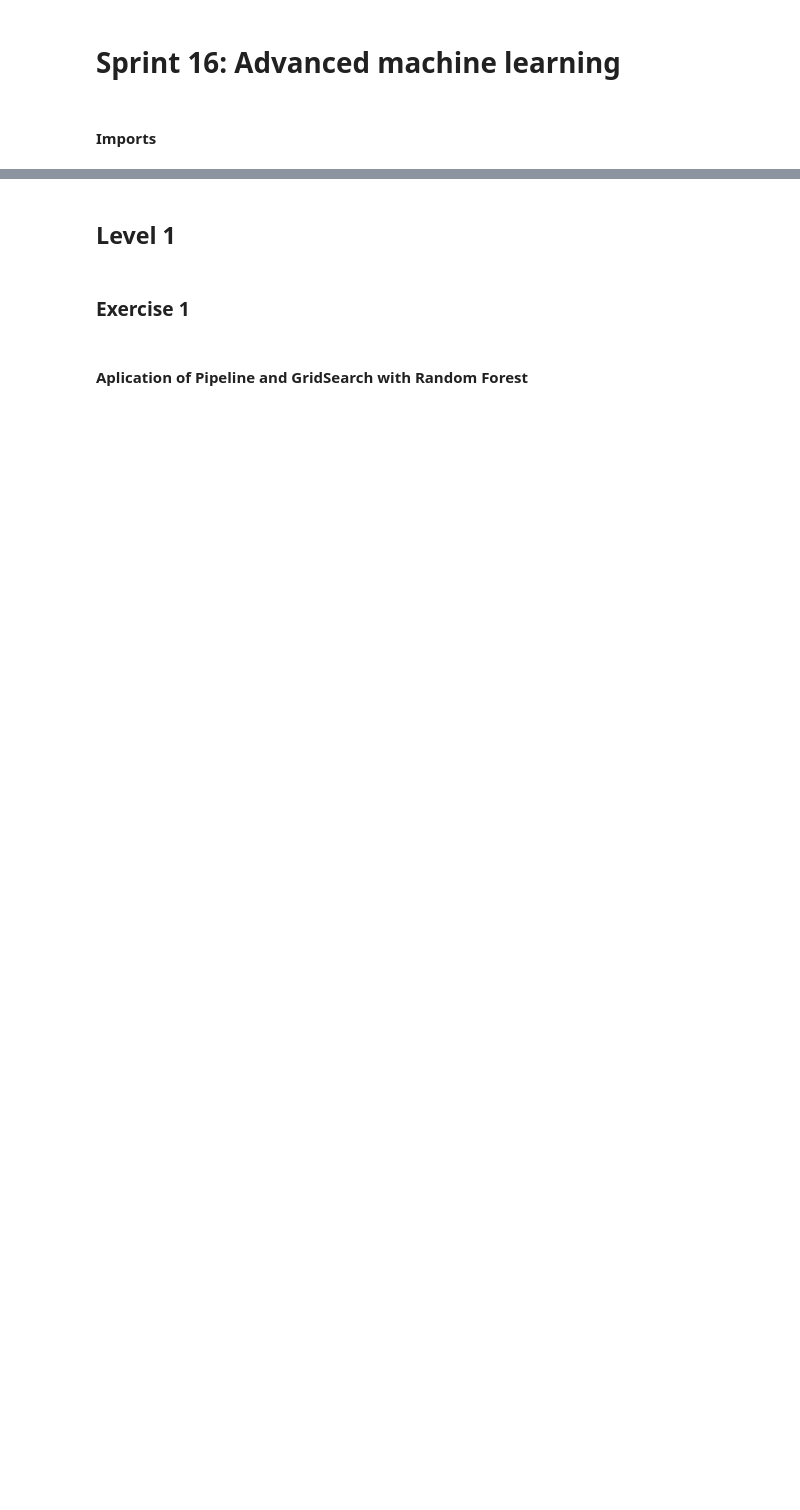
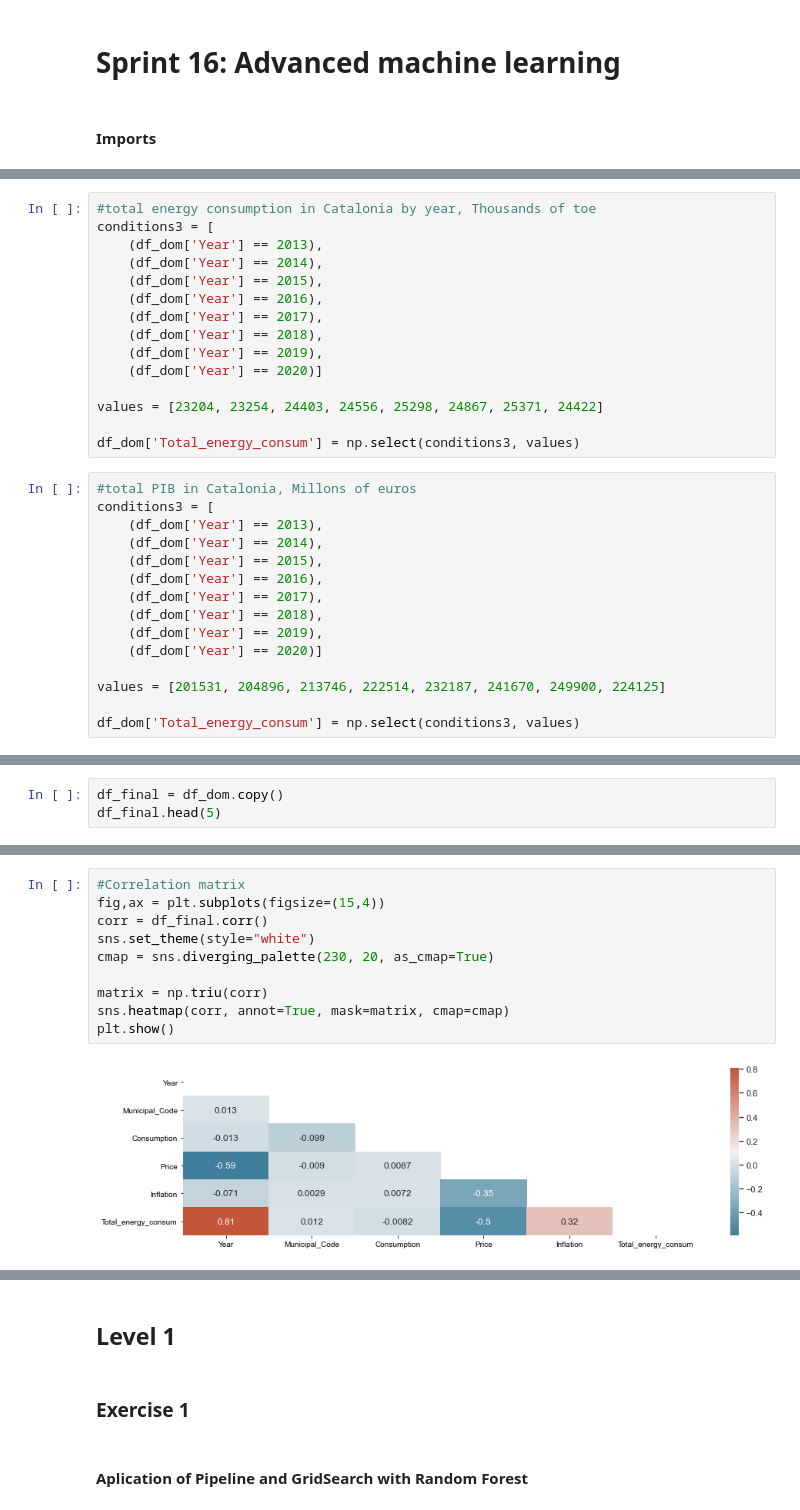
Before and after one commit to dominikapetru/Machine-Learning-avan-at, a Jupyter notebook: Sprint16_T01.ipynb, the cells around one changed output, grey strips where cells are left out. Saved outputs shown, nothing was run; the diff lists cells and outputs as text; blank space fills up the shorter version.

```diff
--- a/Sprint16_T01.ipynb
+++ b/Sprint16_T01.ipynb
@@ -85,0 +115,30 @@ df_final.head(2)
+# %%
+#total energy consumption in Catalonia by year, Thousands of toe
+conditions3 = [
+    (df_dom['Year'] == 2013),
+    (df_dom['Year'] == 2014),
+    (df_dom['Year'] == 2015),
+    (df_dom['Year'] == 2016),
+    (df_dom['Year'] == 2017),
+    (df_dom['Year'] == 2018),
+    (df_dom['Year'] == 2019),
+    (df_dom['Year'] == 2020)]
+
+values = [23204, 23254, 24403, 24556, 25298, 24867, 25371, 24422]
+
+df_dom['Total_energy_consum'] = np.select(conditions3, values)
+# %%
+#total PIB in Catalonia, Millons of euros
+conditions3 = [
+    (df_dom['Year'] == 2013),
+    (df_dom['Year'] == 2014),
+    (df_dom['Year'] == 2015),
+    (df_dom['Year'] == 2016),
+    (df_dom['Year'] == 2017),
+    (df_dom['Year'] == 2018),
+    (df_dom['Year'] == 2019),
+    (df_dom['Year'] == 2020)]
+
+values = [201531, 204896, 213746, 222514, 232187, 241670, 249900, 224125]
+
+df_dom['Total_energy_consum'] = np.select(conditions3, values)
@@ -85,0 +162,3 @@ df_final.head(2)
+# %%
+df_final = df_dom.copy()
+df_final.head(5)
@@ -85,0 +191,12 @@ df_final.head(2)
+# %%
+#Correlation matrix
+fig,ax = plt.subplots(figsize=(15,4))
+corr = df_final.corr()
+sns.set_theme(style="white")
+cmap = sns.diverging_palette(230, 20, as_cmap=True)
+
+matrix = np.triu(corr)
+sns.heatmap(corr, annot=True, mask=matrix, cmap=cmap)
+plt.show()
+# %% [output]
+[figure, added]
```
Also changed, not shown: parts of 59 cells of this notebook.
